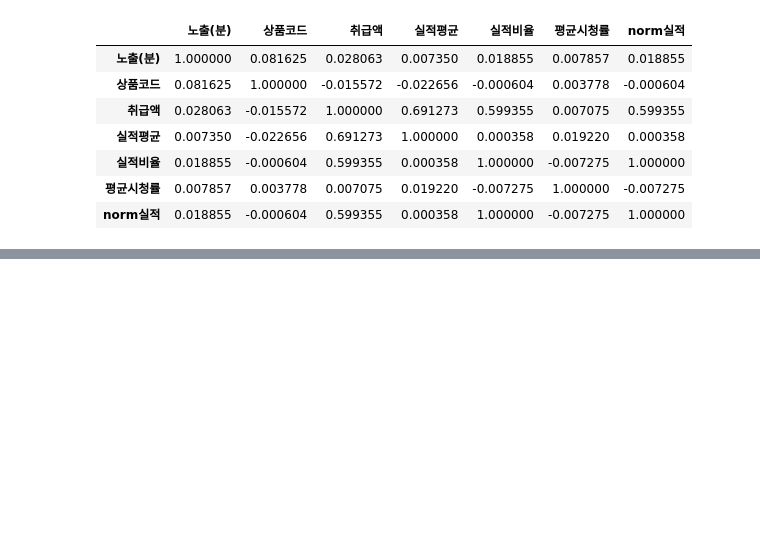
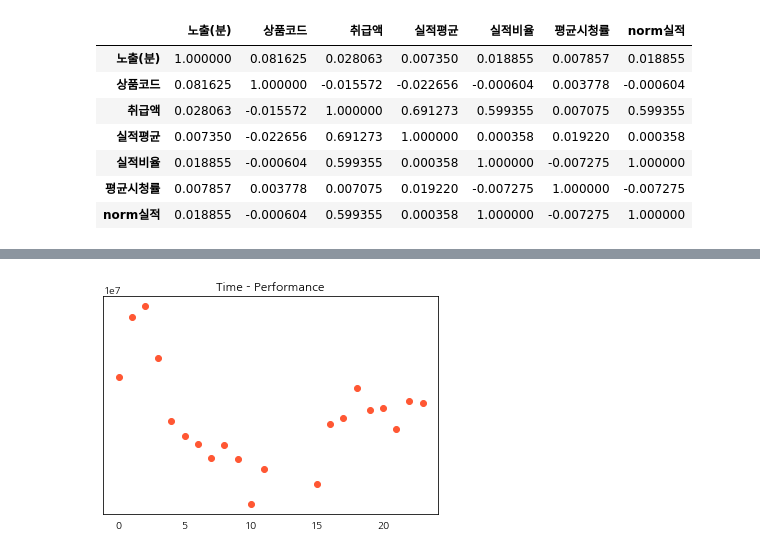
Before and after one commit to devsosin/big_contest, a Jupyter notebook: prepro.ipynb, the cells around one changed output, grey strips where cells are left out. Drawn from its saved outputs; the diff is of its cells as text; code cells hidden in the pictures; blank space fills up the shorter version.

```diff
--- a/prepro.ipynb
+++ b/prepro.ipynb
@@ -152,0 +138,3 @@ perform_df.corr()
+# %%
+item_names = list(map(lambda i : i.split() ,perform_df['상품명']))
+perform_df['상품토큰'] = item_names
@@ -152,0 +193,2 @@ perform_df.corr()
+# %%
+perform_df.dropna(inplace=True)
@@ -152,0 +245,2 @@ perform_df.corr()
+# %%
+perform_df['시간대'] = list(map(lambda i : i.time().hour, perform_df['방송일시']))
@@ -152,0 +256,2 @@ perform_df.corr()
+# %%
+datas = perform_df.dropna().groupby('시간대').mean()[' 취급액 ']
@@ -152,0 +281,14 @@ perform_df.corr()
+# %%
+plt.scatter(datas.index, datas, color='#FF5733')
+plt.tick_params(
+    bottom=False,      # ticks along the bottom edge are off
+    # labelbottom=False,
+    left=False,
+    labelleft=False
+
+    ) # labels along the bottom edge are off
+# plt.xticks(list(datas.index))
+plt.title('Time - Performance')
+plt.show()
+# %% [output]
+[figure, added]
```
Also changed, not shown: parts of 34 cells of this notebook, 1 other file.
